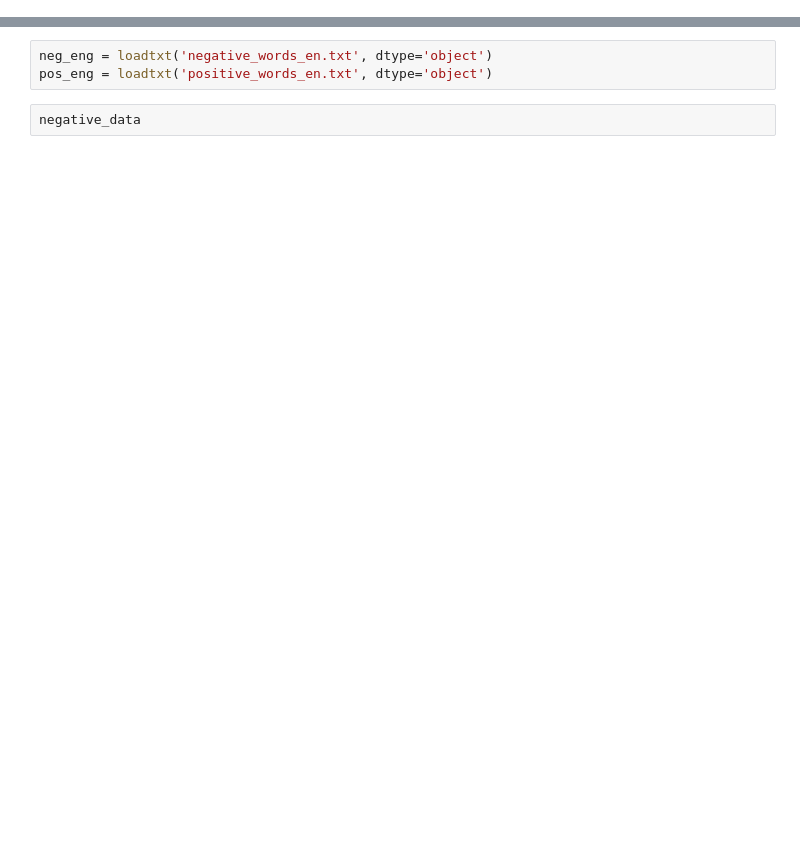
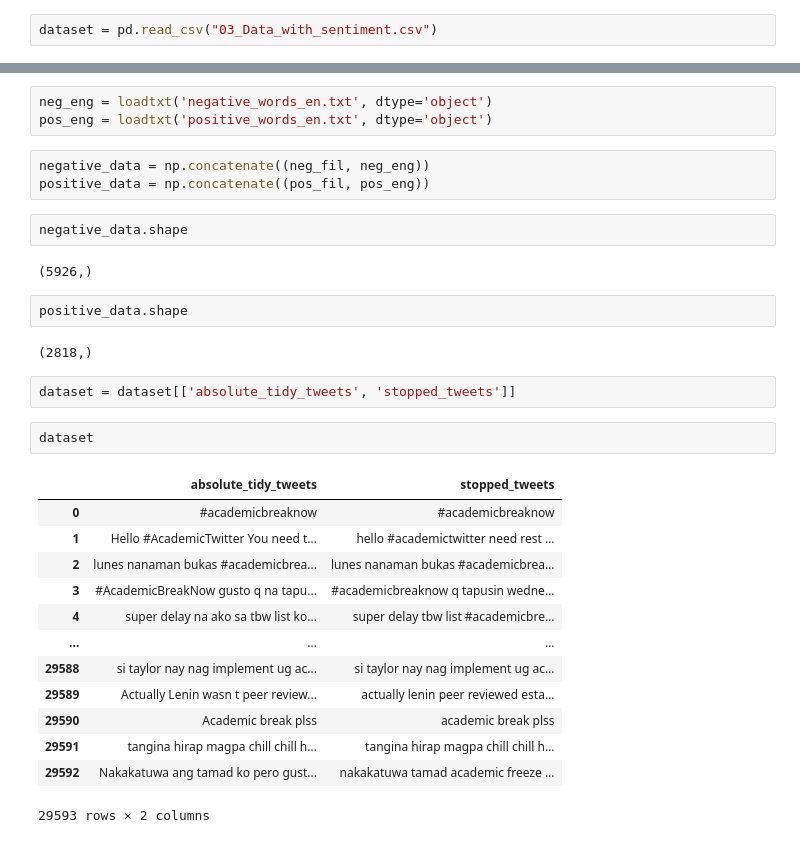
Before and after one commit to majogamit/Academic-Situation-Sentiment-Analysis, a Jupyter notebook: label_sentiments.ipynb, the cells around one changed output, grey strips where cells are left out. Drawn from its saved outputs; the diff is of its cells as text; blank space fills up the shorter version.

```diff
--- a/label_sentiments.ipynb
+++ b/label_sentiments.ipynb
@@ -22 +27,3 @@ import warnings
+# %%
+dataset = pd.read_csv("03_Data_with_sentiment.csv")
 # %%
@@ -31,5 +36,32 @@ neg_fil = np.concatenate((neg_fil, badwords))
 # %%
 neg_eng = loadtxt('negative_words_en.txt', dtype='object')
 pos_eng = loadtxt('positive_words_en.txt', dtype='object')
+# %%
+negative_data = np.concatenate((neg_fil, neg_eng))
+positive_data = np.concatenate((pos_fil, pos_eng))
 # %%
-negative_data
+negative_data.shape
+# %% [output]
+(5926,)
+# %%
+positive_data.shape
+# %% [output]
+(2818,)
+# %%
+dataset = dataset[['absolute_tidy_tweets', 'stopped_tweets']]
+# %%
+dataset
+# %% [output]
+|  | absolute_tidy_tweets | stopped_tweets |
+| 0 | #academicbreaknow | #academicbreaknow |
+| 1 | Hello #AcademicTwitter You need t... | hello #academictwitter need rest ... |
+| 2 | lunes nanaman bukas #academicbrea... | lunes nanaman bukas #academicbrea... |
+| 3 | #AcademicBreakNow gusto q na tapu... | #academicbreaknow q tapusin wedne... |
+| 4 | super delay na ako sa tbw list ko... | super delay tbw list #academicbre... |
+| ... | ... | ... |
+| 29588 | si taylor nay nag implement ug ac... | si taylor nay nag implement ug ac... |
+| 29589 | Actually Lenin wasn t peer review... | actually lenin peer reviewed esta... |
+| 29590 | Academic break plss | academic break plss |
+| 29591 | tangina hirap magpa chill chill h... | tangina hirap magpa chill chill h... |
+| 29592 | Nakakatuwa ang tamad ko pero gust... | nakakatuwa tamad academic freeze ... |
+29593 rows × 2 columns
```
Also changed, not shown: parts of 13 cells of this notebook.
